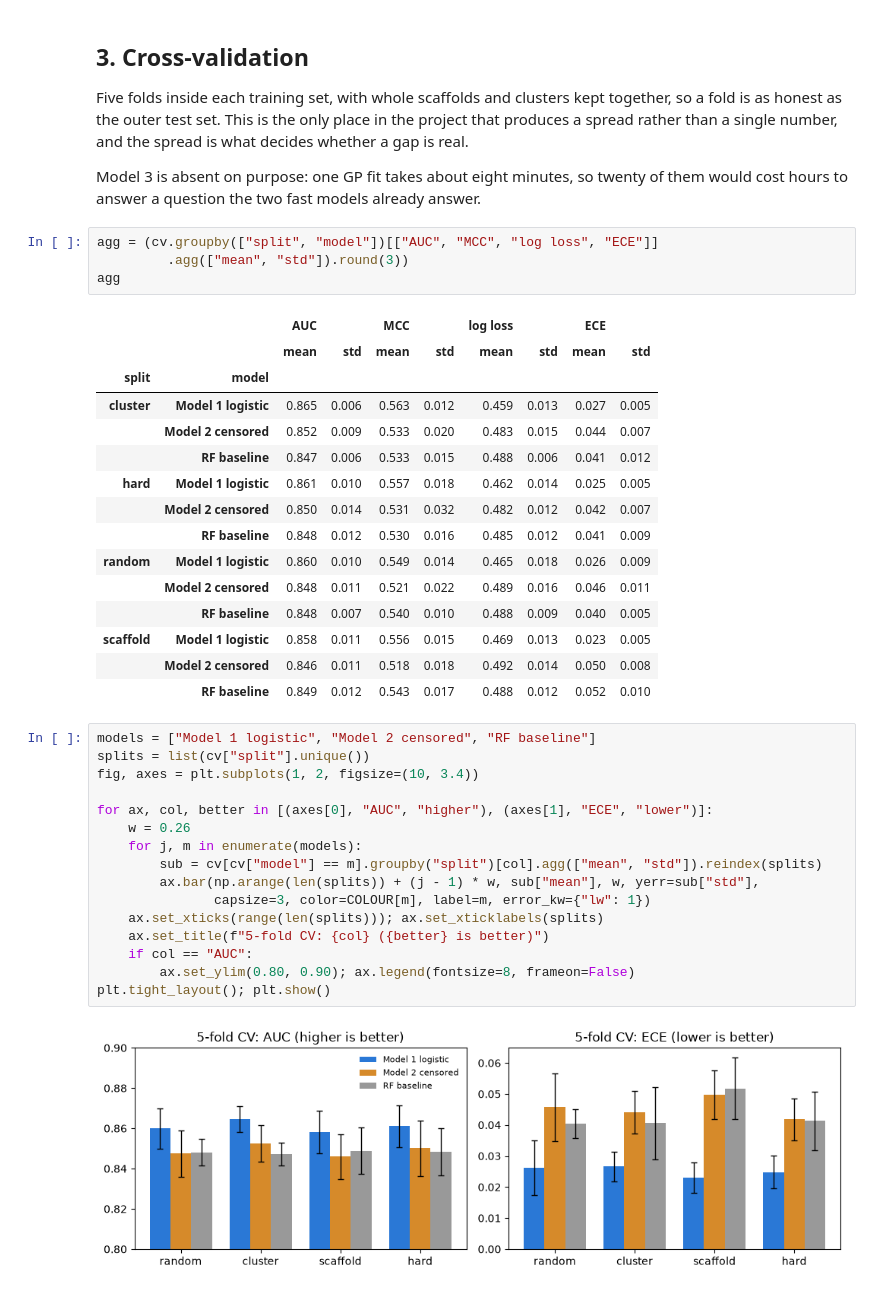
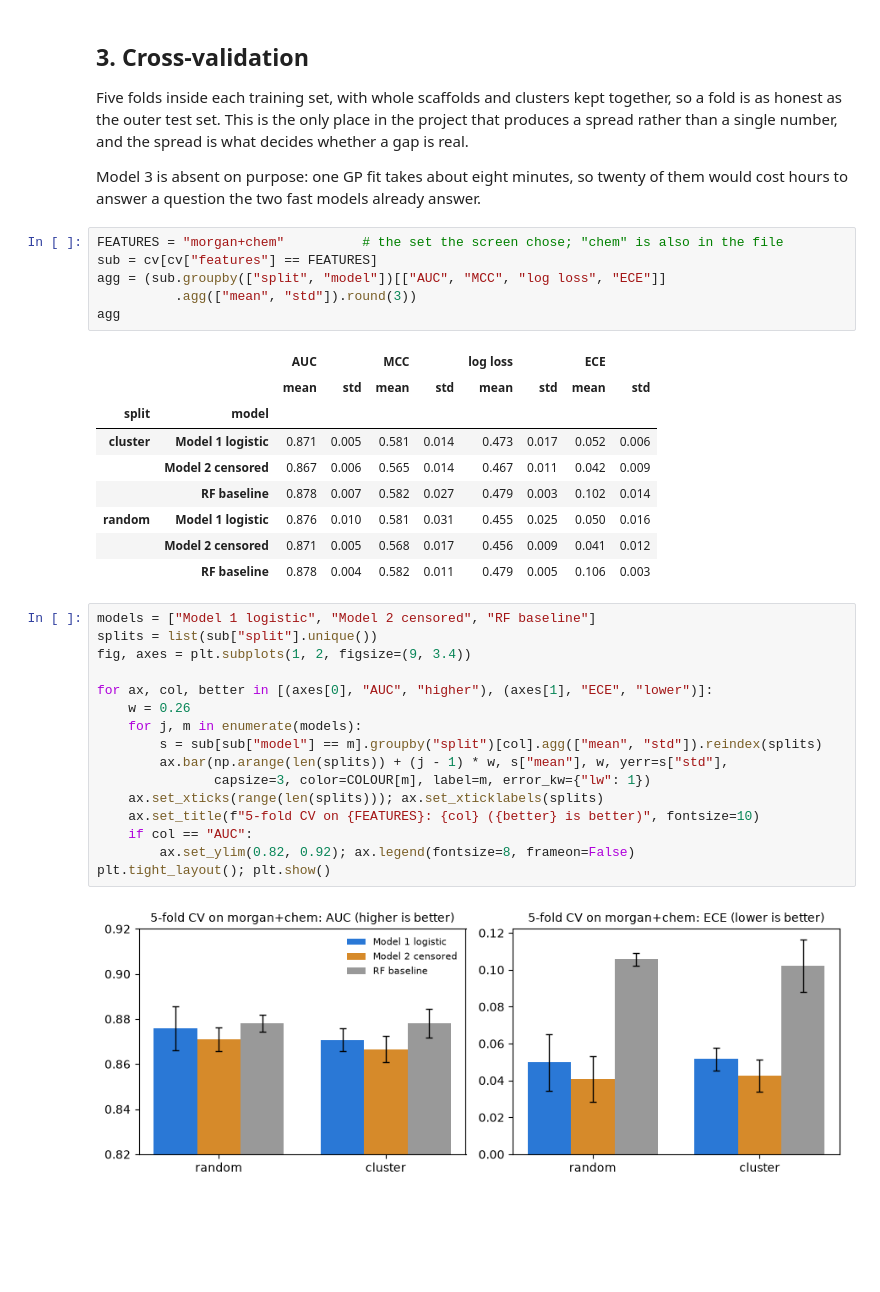
Before and after one commit to Arnoshengzhuoyu/will-it-fly-bayesian, a Jupyter notebook: notebooks/06_validation.ipynb, the cells around one changed output. Saved outputs shown, nothing was run; the diff lists cells and outputs as text; blank space fills up the shorter version.

```diff
--- a/notebooks/06_validation.ipynb
+++ b/notebooks/06_validation.ipynb
@@ -123,41 +123,37 @@ spread rather than a single number, and the spread is what decides whether a gap
 Model 3 is absent on purpose: one GP fit takes about eight minutes, so twenty of them would
 cost hours to answer a question the two fast models already answer.
 # %%
-agg = (cv.groupby(["split", "model"])[["AUC", "MCC", "log loss", "ECE"]]
-         .agg(["mean", "std"]).round(3))
+FEATURES = "morgan+chem"          # the set the screen chose; "chem" is also in the file
+sub = cv[cv["features"] == FEATURES]
+agg = (sub.groupby(["split", "model"])[["AUC", "MCC", "log loss", "ECE"]]
+          .agg(["mean", "std"]).round(3))
 agg
 # %% [output]
 |  |  | AUC |  | MCC |  | log loss |  | ECE |  |
 |  |  | mean | std | mean | std | mean | std | mean | std |
 | split | model |  |  |  |  |  |  |  |  |
-| cluster | Model 1 logistic | 0.865 | 0.006 | 0.563 | 0.012 | 0.459 | 0.013 | 0.027 | 0.005 |
-|  | Model 2 censored | 0.852 | 0.009 | 0.533 | 0.020 | 0.483 | 0.015 | 0.044 | 0.007 |
-|  | RF baseline | 0.847 | 0.006 | 0.533 | 0.015 | 0.488 | 0.006 | 0.041 | 0.012 |
-| hard | Model 1 logistic | 0.861 | 0.010 | 0.557 | 0.018 | 0.462 | 0.014 | 0.025 | 0.005 |
-|  | Model 2 censored | 0.850 | 0.014 | 0.531 | 0.032 | 0.482 | 0.012 | 0.042 | 0.007 |
-|  | RF baseline | 0.848 | 0.012 | 0.530 | 0.016 | 0.485 | 0.012 | 0.041 | 0.009 |
-| random | Model 1 logistic | 0.860 | 0.010 | 0.549 | 0.014 | 0.465 | 0.018 | 0.026 | 0.009 |
-|  | Model 2 censored | 0.848 | 0.011 | 0.521 | 0.022 | 0.489 | 0.016 | 0.046 | 0.011 |
-|  | RF baseline | 0.848 | 0.007 | 0.540 | 0.010 | 0.488 | 0.009 | 0.040 | 0.005 |
-| scaffold | Model 1 logistic | 0.858 | 0.011 | 0.556 | 0.015 | 0.469 | 0.013 | 0.023 | 0.005 |
-|  | Model 2 censored | 0.846 | 0.011 | 0.518 | 0.018 | 0.492 | 0.014 | 0.050 | 0.008 |
-|  | RF baseline | 0.849 | 0.012 | 0.543 | 0.017 | 0.488 | 0.012 | 0.052 | 0.010 |
+| cluster | Model 1 logistic | 0.871 | 0.005 | 0.581 | 0.014 | 0.473 | 0.017 | 0.052 | 0.006 |
+|  | Model 2 censored | 0.867 | 0.006 | 0.565 | 0.014 | 0.467 | 0.011 | 0.042 | 0.009 |
+|  | RF baseline | 0.878 | 0.007 | 0.582 | 0.027 | 0.479 | 0.003 | 0.102 | 0.014 |
+| random | Model 1 logistic | 0.876 | 0.010 | 0.581 | 0.031 | 0.455 | 0.025 | 0.050 | 0.016 |
+|  | Model 2 censored | 0.871 | 0.005 | 0.568 | 0.017 | 0.456 | 0.009 | 0.041 | 0.012 |
+|  | RF baseline | 0.878 | 0.004 | 0.582 | 0.011 | 0.479 | 0.005 | 0.106 | 0.003 |
 # %%
 models = ["Model 1 logistic", "Model 2 censored", "RF baseline"]
-splits = list(cv["split"].unique())
-fig, axes = plt.subplots(1, 2, figsize=(10, 3.4))
+splits = list(sub["split"].unique())
+fig, axes = plt.subplots(1, 2, figsize=(9, 3.4))
 
 for ax, col, better in [(axes[0], "AUC", "higher"), (axes[1], "ECE", "lower")]:
     w = 0.26
     for j, m in enumerate(models):
-        sub = cv[cv["model"] == m].groupby("split")[col].agg(["mean", "std"]).reindex(splits)
-        ax.bar(np.arange(len(splits)) + (j - 1) * w, sub["mean"], w, yerr=sub["std"],
+        s = sub[sub["model"] == m].groupby("split")[col].agg(["mean", "std"]).reindex(splits)
+        ax.bar(np.arange(len(splits)) + (j - 1) * w, s["mean"], w, yerr=s["std"],
                capsize=3, color=COLOUR[m], label=m, error_kw={"lw": 1})
     ax.set_xticks(range(len(splits))); ax.set_xticklabels(splits)
-    ax.set_title(f"5-fold CV: {col} ({better} is better)")
+    ax.set_title(f"5-fold CV on {FEATURES}: {col} ({better} is better)", fontsize=10)
     if col == "AUC":
-        ax.set_ylim(0.80, 0.90); ax.legend(fontsize=8, frameon=False)
+        ax.set_ylim(0.82, 0.92); ax.legend(fontsize=8, frameon=False)
 plt.tight_layout(); plt.show()
 # %% [output]
-[figure, old version]
+[figure, new version]
 # %%
```
Also changed, not shown: parts of 5 cells of this notebook, 4 other files.
